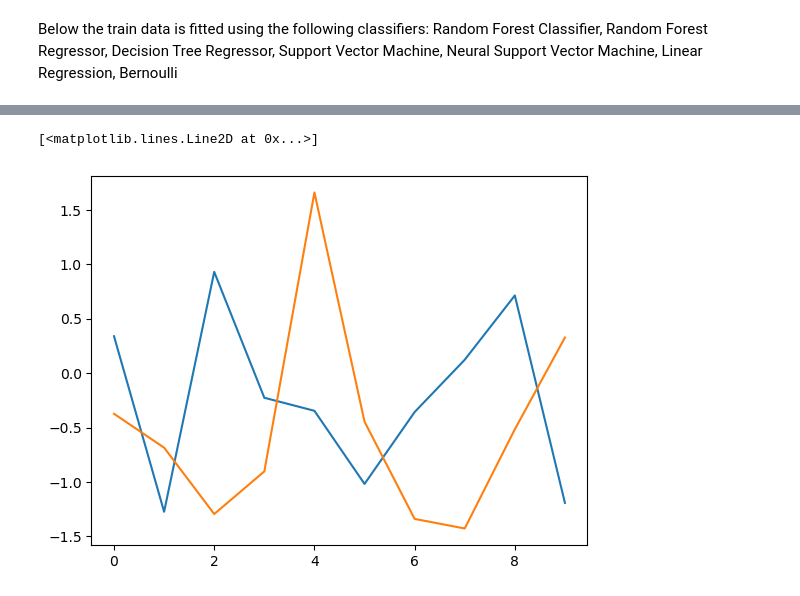
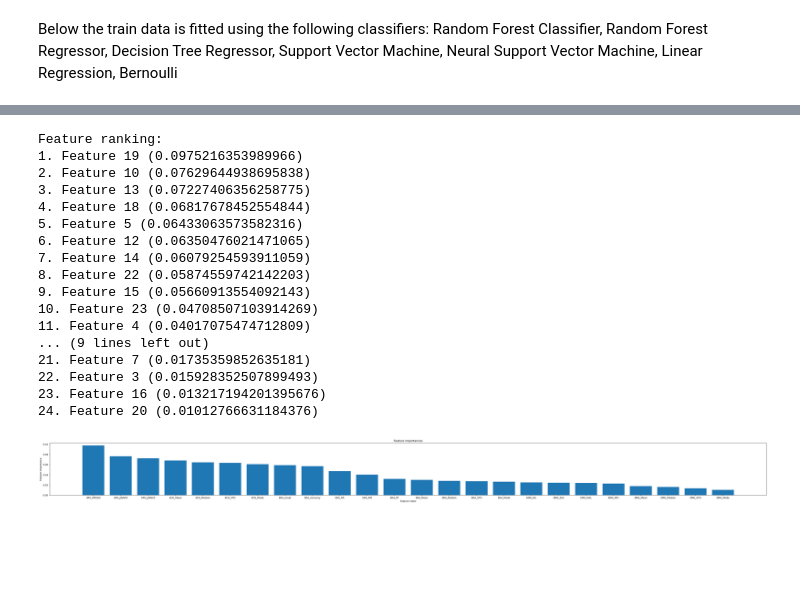
Before and after one commit to SjdTl/BioSensing, a Jupyter notebook: Classification/Biosensing classification.ipynb, the cells around one changed output, grey strips where cells are left out. Cells and saved outputs as stored; diff of their text form; code cells hidden in the pictures; blank space fills up the shorter version.

Commit message:
Split according to subject & feature importance

```diff
--- a/Classification/Biosensing classification.ipynb
+++ b/Classification/Biosensing classification.ipynb
@@ -90,9 +104,0 @@ print(pca_features)
-# %%
-from sklearn.model_selection import train_test_split
-print(np.shape(pca_features))
-#Split the data into a train and test set
-X_train, x_test, Y_train, y_test = train_test_split(pca_features, features_data_N["label"], test_size=0.3,shuffle=True, random_state=102)
-print(np.shape(x_test))
-scaler = preprocessing.StandardScaler().fit(X_train)
-X_train = scaler.transform(X_train)
-x_test = scaler.transform(x_test)
@@ -212,5 +177,0 @@ array([[84,  0,  0,  0],
-# %%
-classifier_RFC = RandomForestClassifier()
-classifier_RFC.fit(X_train, Y_train)
-y_pred_RFC = classifier_RFC.predict(x_test)
-accuracy_RFC = accuracy_score(y_test, y_pred_RFC)
@@ -251,6 +178,40 @@ Name: label, Length: 212, dtype: int64
-# %%
-plt.plot(X_train[0])
-plt.plot(x_test[0])
-# %% [output]
-[<matplotlib.lines.Line2D at 0x...>]
-[figure, removed]
+# %%
+# Get feature importances
+importances = classifier_RFC.feature_importances_
+
+# Sort feature importances in descending order
+indices = np.argsort(importances)[::-1]
+
+# Print the feature ranking
+print("Feature ranking:")
+for f in range(X_train.shape[1]):
+    print(f"{f + 1}. Feature {indices[f]} ({importances[indices[f]]})")
+
+# Plot the feature importances
+plt.figure()
+plt.rcParams['figure.figsize'] = [55, 4]
+plt.title("Feature importances")
+plt.bar(range(X_train.shape[1]), importances[indices], align="center")
+plt.xticks(range(X_train.shape[1]), list(features_data_turncated.columns))
+plt.xlabel("Feature index")
+plt.ylabel("Feature importance")
+plt.show()
+# %% [output]
+Feature ranking:
+1. Feature 19 (0.0975216353989966)
+2. Feature 10 (0.07629644938695838)
+3. Feature 13 (0.07227406356258775)
+4. Feature 18 (0.06817678452554844)
+5. Feature 5 (0.06433063573582316)
+6. Feature 12 (0.06350476021471065)
+7. Feature 14 (0.06079254593911059)
+8. Feature 22 (0.05874559742142203)
+9. Feature 15 (0.05660913554092143)
+10. Feature 23 (0.04708507103914269)
+11. Feature 4 (0.04017075474712809)
+... (9 lines left out)
+21. Feature 7 (0.01735359852635181)
+22. Feature 3 (0.015928352507899493)
+23. Feature 16 (0.013217194201395676)
+24. Feature 20 (0.01012766631184376)
+[figure, added]
```
Also changed, not shown: parts of 13 cells of this notebook.
